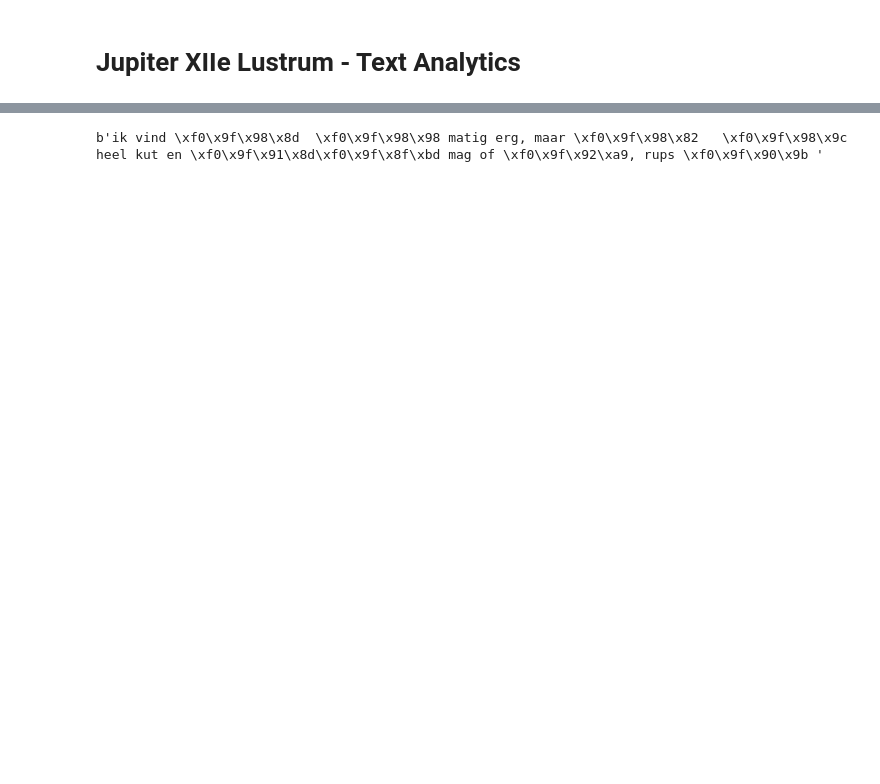
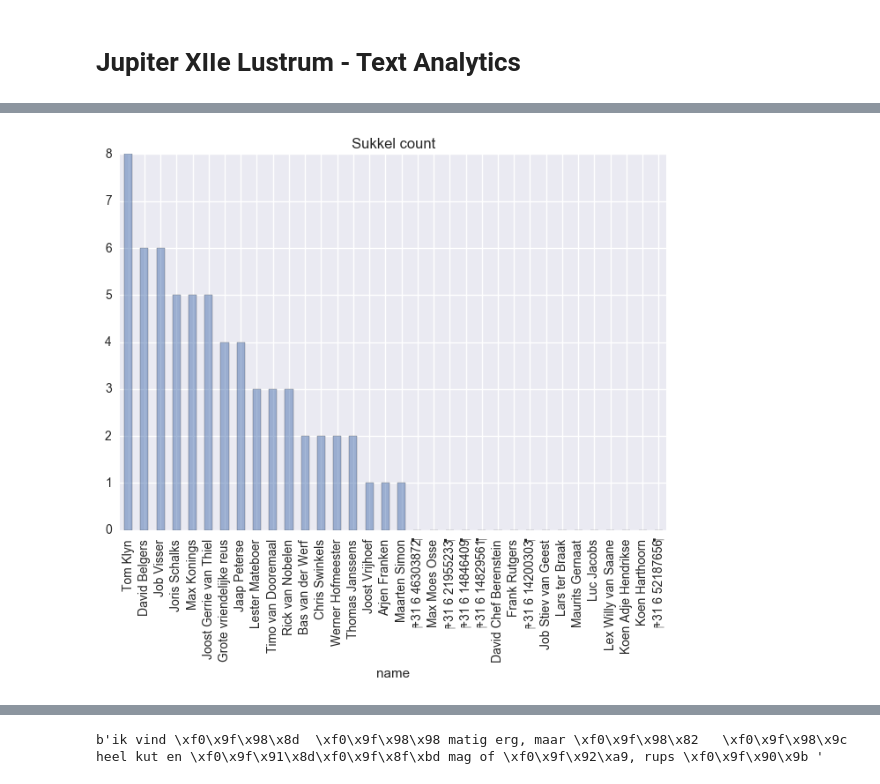
Before and after one commit to jobvisser03/21-text-mining, a Jupyter notebook: 21-text-mining.ipynb, the cells around one changed output, grey strips where cells are left out. Cells and saved outputs as stored; diff of their text form; code cells hidden in the pictures; blank space fills up the shorter version.

```diff
--- a/21-text-mining.ipynb
+++ b/21-text-mining.ipynb
@@ -60,0 +215,4 @@ df['weekday'] = df['weekday'].astype('category')
+# %%
+total_emo_cnt(df, 'sukkel_cnt', title = "Sukkel count")
+# %% [output]
+[figure, added]
```
Also changed, not shown: parts of 27 cells of this notebook.
